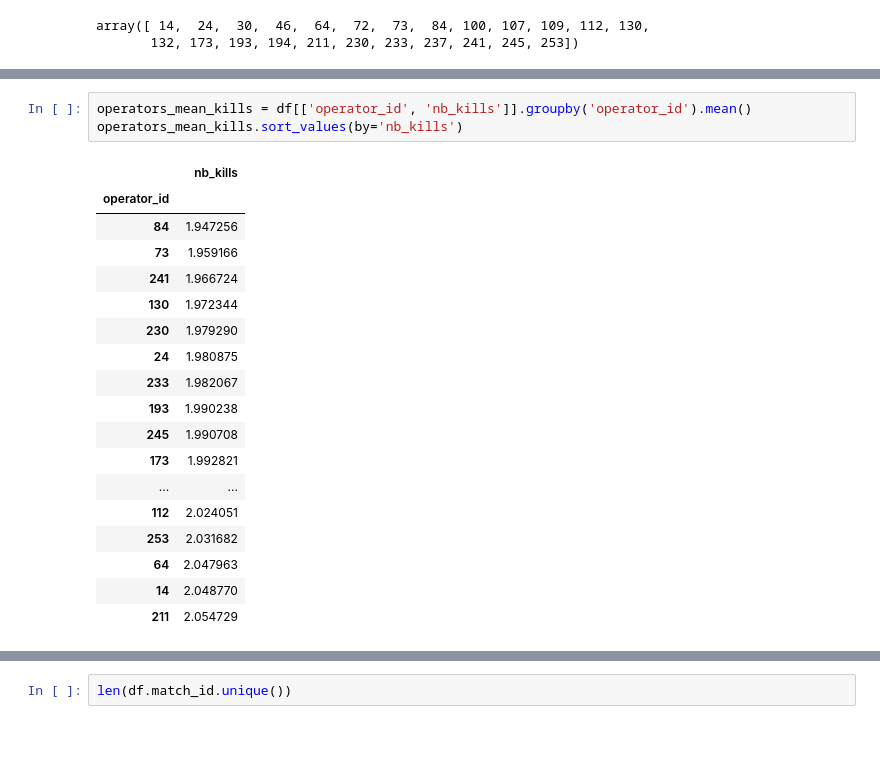
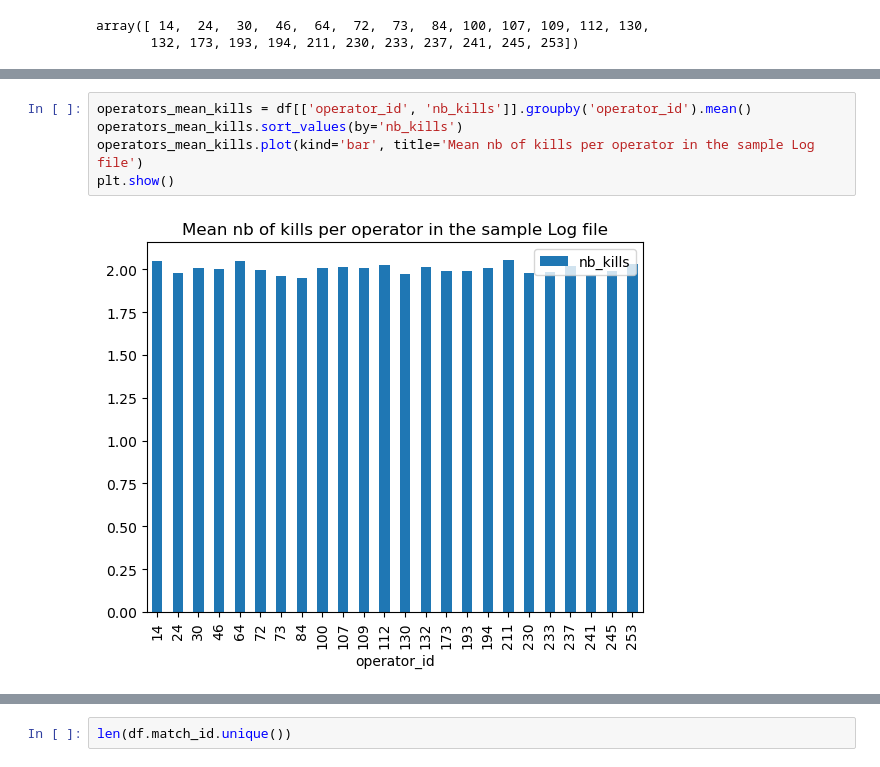
Before and after one commit to Martin-Labenne/software-dev-ml-takehome, a Jupyter notebook: exploration.ipynb, the cells around one changed output, grey strips where cells are left out. Cells and saved outputs as stored; diff of their text form; blank space fills up the shorter version.

```diff
--- a/exploration.ipynb
+++ b/exploration.ipynb
@@ -54,22 +33,7 @@ operators = [ 14,  24,  30,  46,  64,  72,  73,  84, 100, 107, 109, 112, 130, 13
 # %%
 operators_mean_kills = df[['operator_id', 'nb_kills']].groupby('operator_id').mean()
 operators_mean_kills.sort_values(by='nb_kills')
+operators_mean_kills.plot(kind='bar', title='Mean nb of kills per operator in the sample Log file')
+plt.show()
 # %% [output]
-|  | nb_kills |
-| operator_id |  |
-| 84 | 1.947256 |
-| 73 | 1.959166 |
-| 241 | 1.966724 |
-| 130 | 1.972344 |
-| 230 | 1.979290 |
-| 24 | 1.980875 |
-| 233 | 1.982067 |
-| 193 | 1.990238 |
-| 245 | 1.990708 |
-| 173 | 1.992821 |
-| ... | ... |
-| 112 | 2.024051 |
-| 253 | 2.031682 |
-| 64 | 2.047963 |
-| 14 | 2.048770 |
-| 211 | 2.054729 |
+[figure, added]
```
Also changed, not shown: parts of 28 cells of this notebook.
